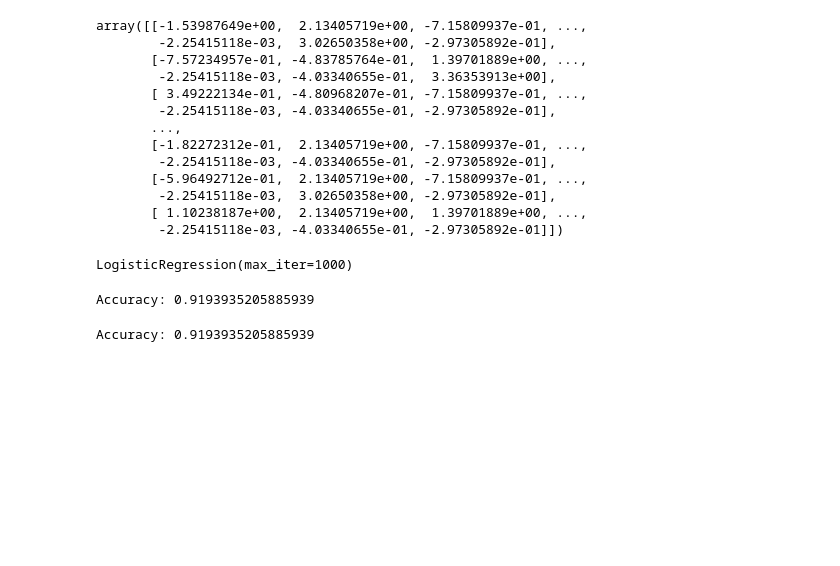
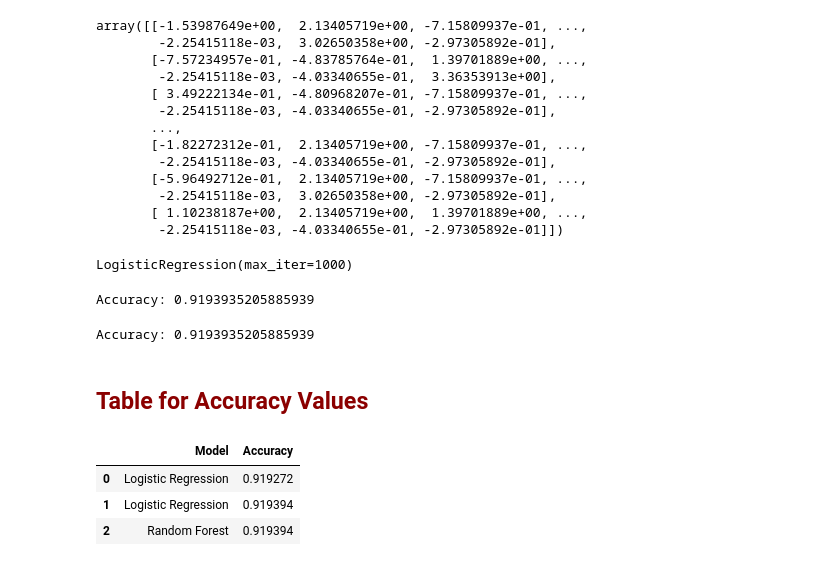
Before and after one commit to Erkammmm/VeriSpor, a Jupyter notebook: Progres_Report_Final_Verispor.ipynb, the cells around one changed output. Drawn from its saved outputs; the diff is of its cells as text; code cells hidden in the pictures; blank space fills up the shorter version.

```diff
--- a/Progres_Report_Final_Verispor.ipynb
+++ b/Progres_Report_Final_Verispor.ipynb
@@ -558,8 +558,8 @@ LogisticRegression()
 y_pred = lr.predict(X_test)
 # %%
 # evaluate the performance of the model
-accuracy = accuracy_score(y_test, y_pred)
-print("Accuracy:", accuracy)
+accuracy1 = accuracy_score(y_test, y_pred)
+print("Accuracy:", accuracy1)
 # %% [output]
 Accuracy: 0.919271574326247
 # %%
@@ -598,8 +598,8 @@ LogisticRegression(max_iter=1000)
 y_pred = lr.predict(X_test_scaled)
 # %%
 # evaluate the performance of the model
-accuracy = accuracy_score(y_test, y_pred)
-print("Accuracy:", accuracy)
+accuracy2 = accuracy_score(y_test, y_pred)
+print("Accuracy:", accuracy2)
 # %% [output]
 Accuracy: 0.9193935205885939
 # %%
@@ -619,7 +619,22 @@ rf.fit(X_train, y_train)
 y_pred = rf.predict(X_test)
 
 # evaluate the performance of the model
-accuracy = accuracy_score(y_test, y_pred)
-print("Accuracy:", accuracy)
+accuracy3 = accuracy_score(y_test, y_pred)
+print("Accuracy:", accuracy3)
 # %% [output]
 Accuracy: 0.9193935205885939
+# %% [markdown]
+## <font color=darkred> Table for Accuracy Values </font>
+# %%
+accuracy_data = {
+    'Model': ['Logistic Regression', 'Logistic Regression', 'Random Forest'],
+    'Accuracy': [accuracy1, accuracy2, accuracy3]}
+
+accuracy_df = pd.DataFrame(accuracy_data)
+# %%
+accuracy_df
+# %% [output]
+|  | Model | Accuracy |
+| 0 | Logistic Regression | 0.919272 |
+| 1 | Logistic Regression | 0.919394 |
+| 2 | Random Forest | 0.919394 |
```
